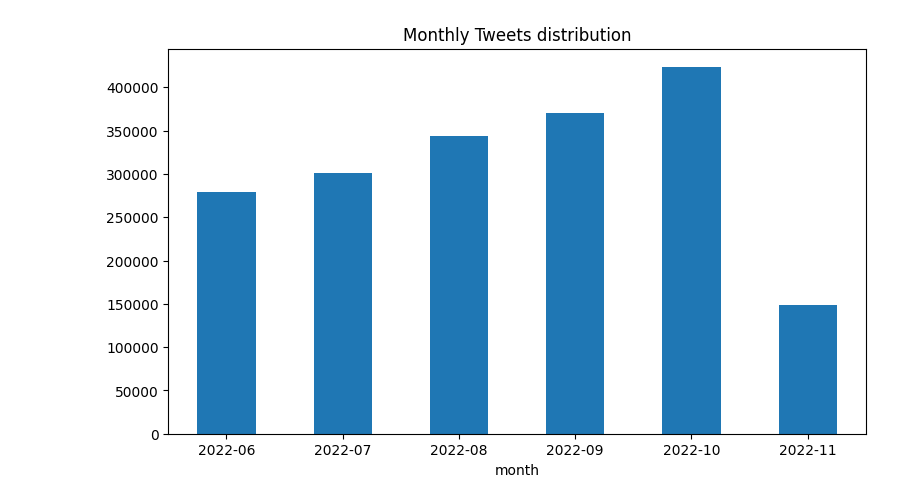
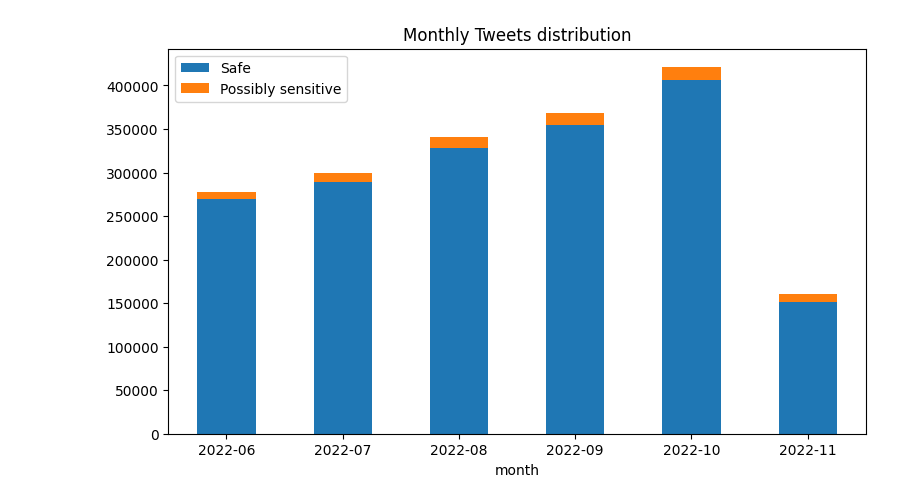
Before and after one commit to andhrelja/twitter-scraper, a Jupyter notebook: notebooks/clean/tweets.ipynb, the cells around one changed output. Saved outputs shown, nothing was run; the diff lists cells and outputs as text; code cells hidden in the pictures.

```diff
--- a/notebooks/clean/tweets.ipynb
+++ b/notebooks/clean/tweets.ipynb
@@ -16,13 +228,11 @@ AttributeError: 'str' object has no attribute 'date'
 # %%
 fig, ax = plt.subplots(1, figsize=(9, 5))
 
-tweets_df.groupby('month').size() \
-  .plot(
-    kind='bar',
-    title='Monthly Tweets distribution',
-    rot=0,
-    ax=ax
-  )
+tweets_df_pivot = tweets_df[['month', 'possibly_sensitive', 'id']].pivot_table(index='month', columns=['possibly_sensitive'], aggfunc=len)
+tweets_df_pivot.plot.bar(ax=ax, rot=0, stacked=True)
+
+ax.set_title('Monthly Tweets distribution')
+ax.legend(['Safe', 'Possibly sensitive'])
 plt.show()
 # %% [output]
-[figure, old version]
+[figure, new version]
```
Also changed, not shown: parts of 25 cells of this notebook, 2 other files.
